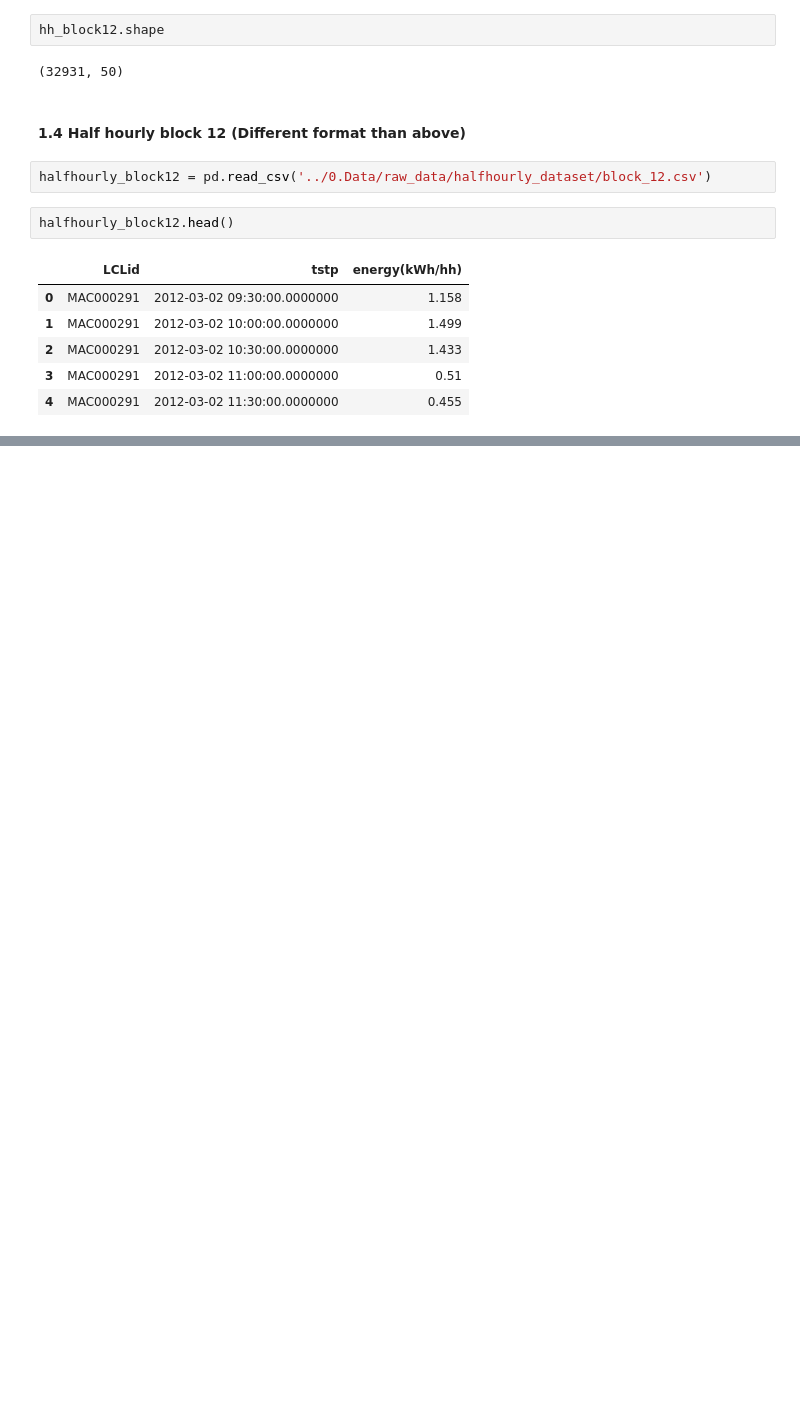
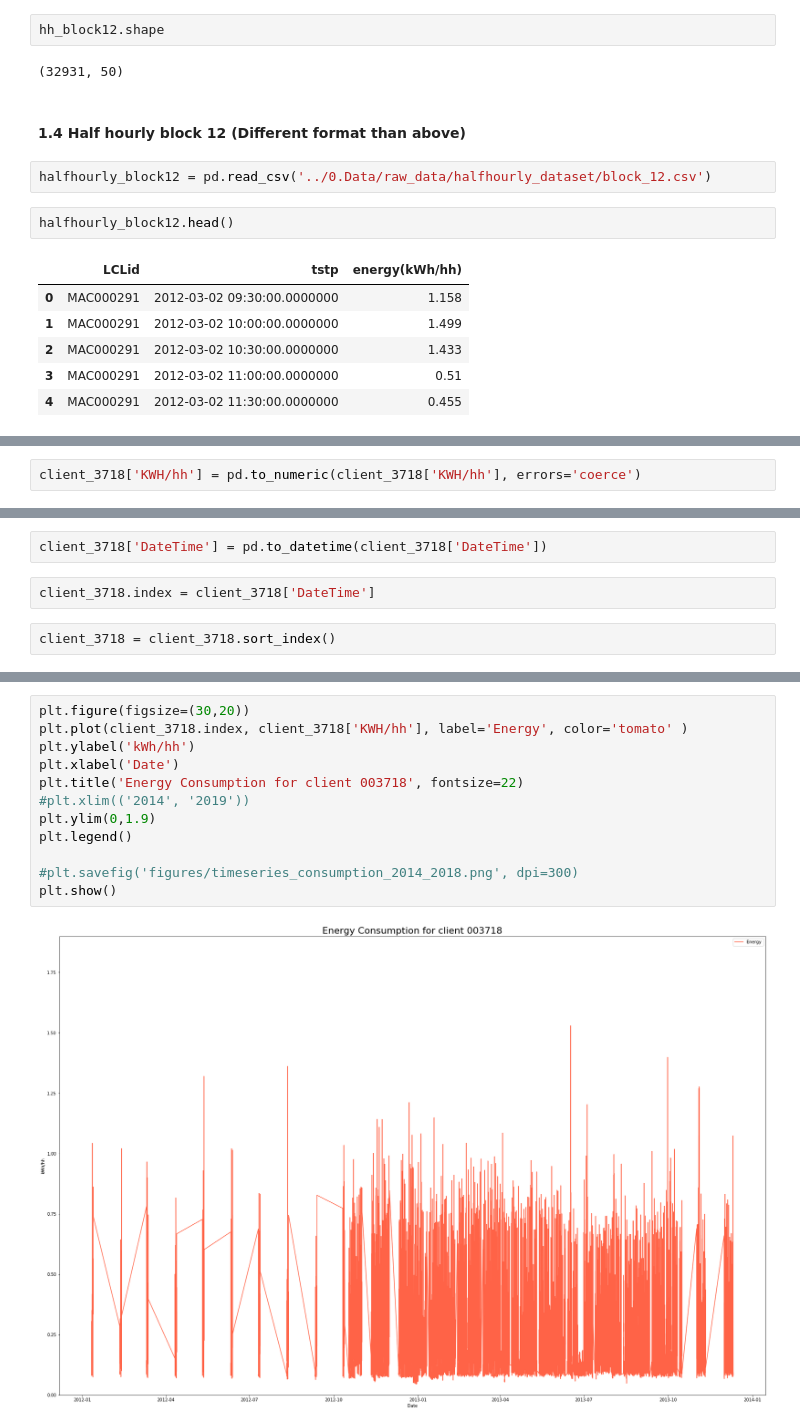
Before and after one commit to wobniarin/Project-Week-8-Final-Project, a Jupyter notebook: your-project/2.JupyterNotebooks/0_Data_Cleaning.ipynb, the cells around one changed output, grey strips where cells are left out. Drawn from its saved outputs; the diff is of its cells as text; blank space fills up the shorter version.

```diff
--- a/your-project/2.JupyterNotebooks/0_Data_Cleaning.ipynb
+++ b/your-project/2.JupyterNotebooks/0_Data_Cleaning.ipynb
@@ -108,0 +291,2 @@ halfhourly_block12.head()
+# %%
+client_3718['KWH/hh'] = pd.to_numeric(client_3718['KWH/hh'], errors='coerce')
@@ -108,0 +313,6 @@ halfhourly_block12.head()
+# %%
+client_3718['DateTime'] = pd.to_datetime(client_3718['DateTime'])
+# %%
+client_3718.index = client_3718['DateTime']
+# %%
+client_3718 = client_3718.sort_index()
@@ -108,0 +329,14 @@ halfhourly_block12.head()
+# %%
+plt.figure(figsize=(30,20))
+plt.plot(client_3718.index, client_3718['KWH/hh'], label='Energy', color='tomato' )
+plt.ylabel('kWh/hh')
+plt.xlabel('Date')
+plt.title('Energy Consumption for client 003718', fontsize=22)
+#plt.xlim(('2014', '2019'))
+plt.ylim(0,1.9)
+plt.legend()
+
+#plt.savefig('figures/timeseries_consumption_2014_2018.png', dpi=300)
+plt.show()
+# %% [output]
+[figure, added]
```
Also changed, not shown: parts of 54 cells of this notebook.
